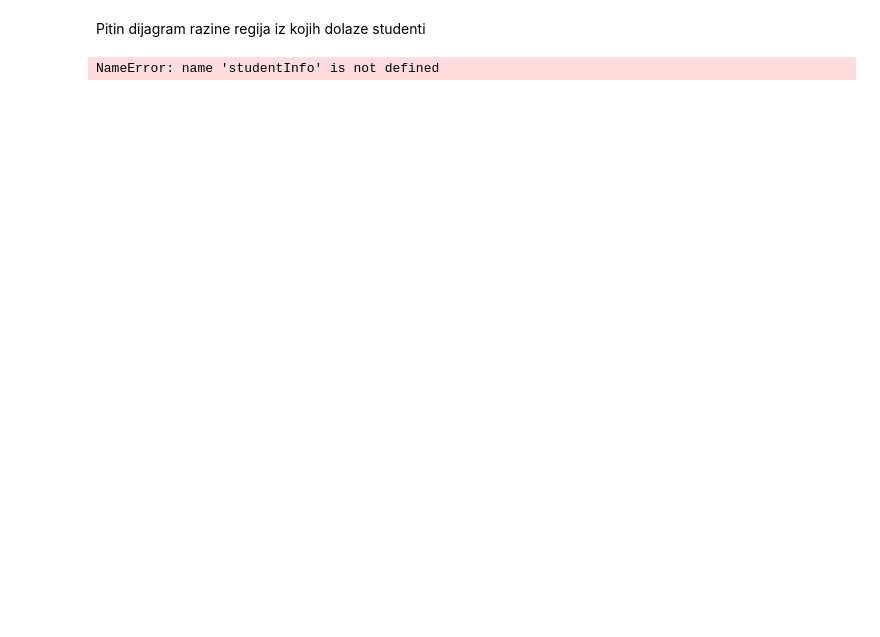
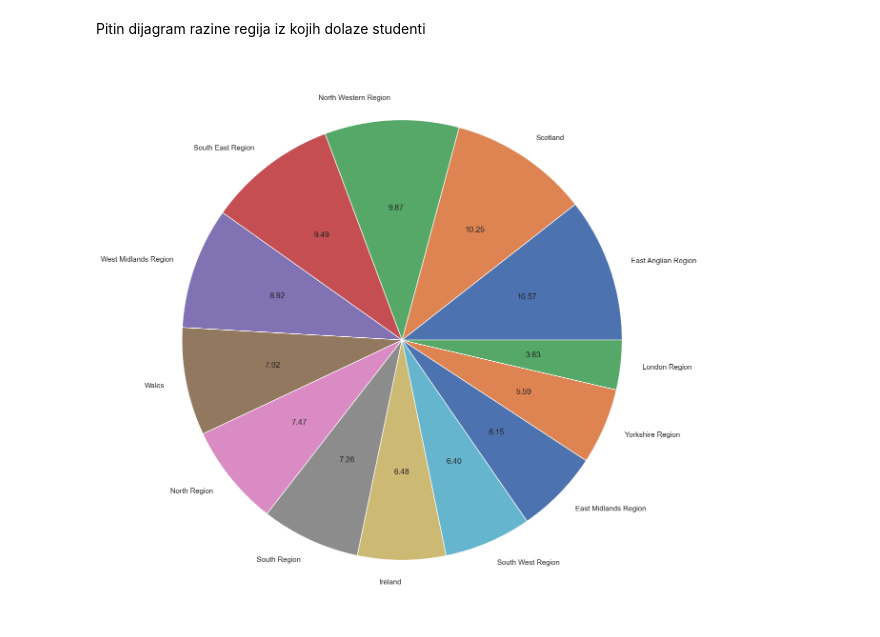
Before and after one commit to antoniamstr1/projekt-uuzop, a Jupyter notebook: prvi_dio.ipynb, the cells around one changed output. Cells and saved outputs as stored; diff of their text form; code cells hidden in the pictures; blank space fills up the shorter version.

```diff
--- a/prvi_dio.ipynb
+++ b/prvi_dio.ipynb
@@ -421,10 +427,10 @@ Pitin dijagram razine regija iz kojih dolaze studenti
 # %%
 count_region = studentInfo['region'].value_counts()
 name = studentInfo['region'].unique()
 percent = (count_region/len(studentInfo))*100
 
-plt.pie(percent, labels=name)
+plt.pie(percent, labels=name,autopct='%.2f' )
 
 plt.show()
 # %% [output]
-NameError: name 'studentInfo' is not defined
+[figure, added]
```
Also changed, not shown: parts of 13 cells of this notebook.
